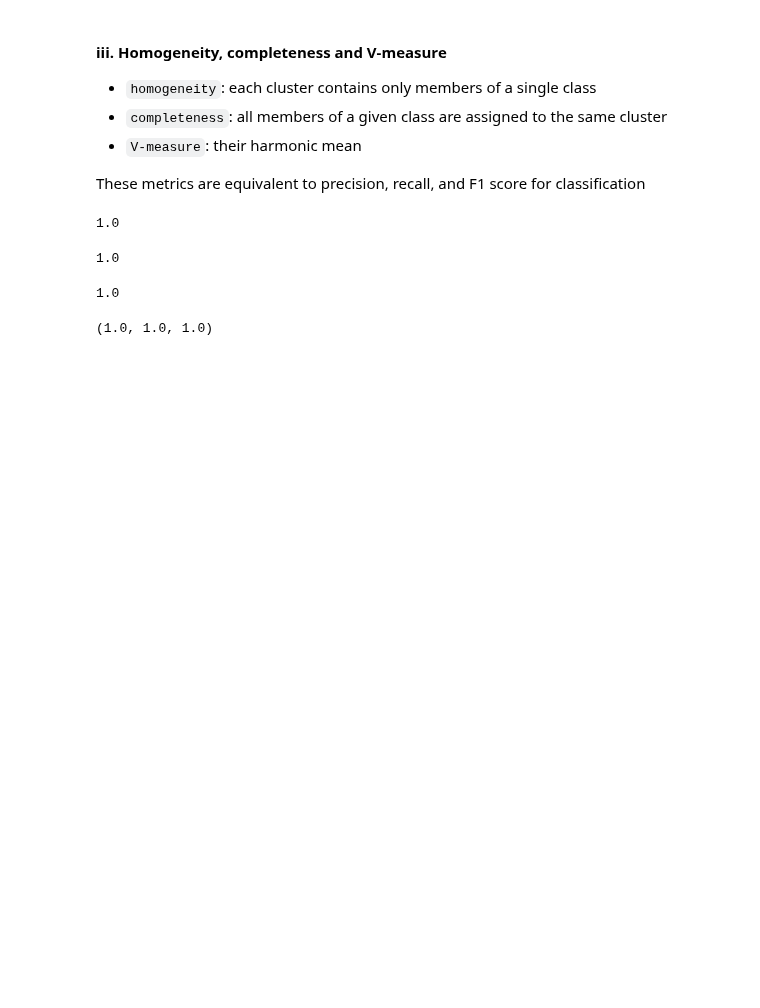
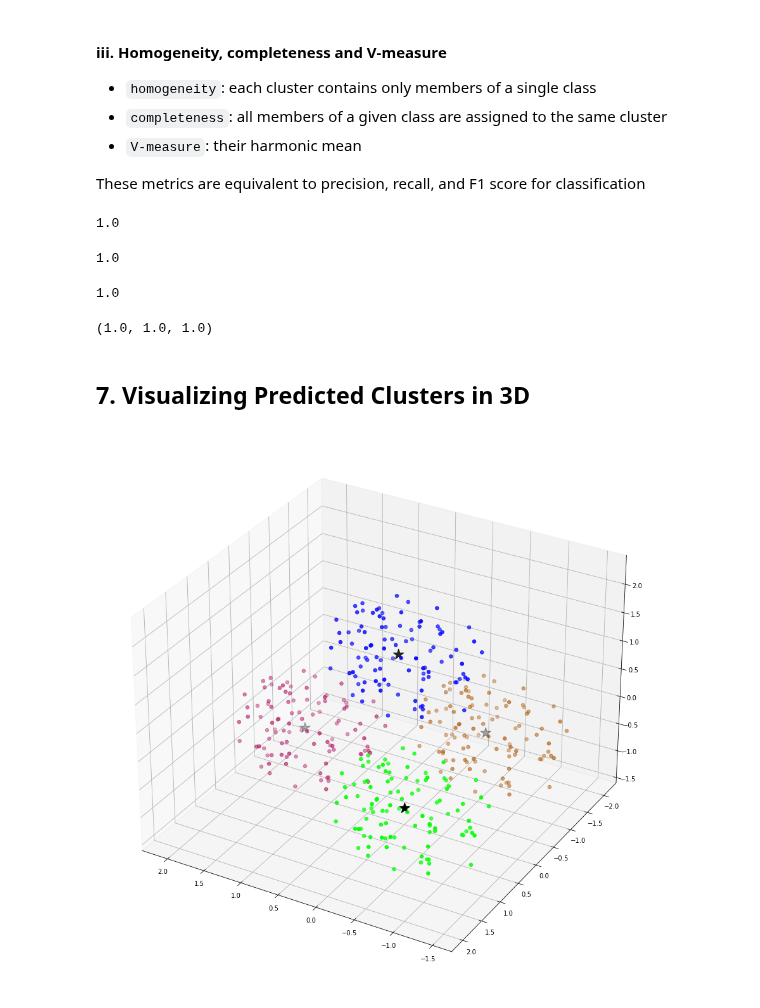
Before and after one commit to harera3/ML_Portfolio, a Jupyter notebook: 31_Tetra_Cluster_Model_Training.ipynb, the cells around one changed output. Cells and saved outputs as stored; diff of their text form; code cells hidden in the pictures; blank space fills up the shorter version.

Commit message:
7. visuals 3D

```diff
--- a/31_Tetra_Cluster_Model_Training.ipynb
+++ b/31_Tetra_Cluster_Model_Training.ipynb
@@ -211,3 +211,19 @@ metrics.v_measure_score(y_true, y_pred)
 metrics.homogeneity_completeness_v_measure(y_true, y_pred)
 # %% [output]
 (1.0, 1.0, 1.0)
+# %% [markdown]
+## 7. Visualizing Predicted Clusters in 3D
+# %%
+from mpl_toolkits.mplot3d import Axes3D
+
+fig = plt.figure(figsize=(16,16))
+ax = fig.add_subplot(111, projection='3d')
+ax.scatter(tetra['col1'], tetra['col2'], tetra['col3'],
+           c=y_pred, cmap=plt.cm.brg, s=30)
+ax.scatter(kmeans.cluster_centers_[:,0], kmeans.cluster_centers_[:,1],
+           kmeans.cluster_centers_[:,2],
+           s = 300, c = 'k', marker='*')
+ax.view_init(30, 120)
+plt.show()
+# %% [output]
+[figure, added]
```
